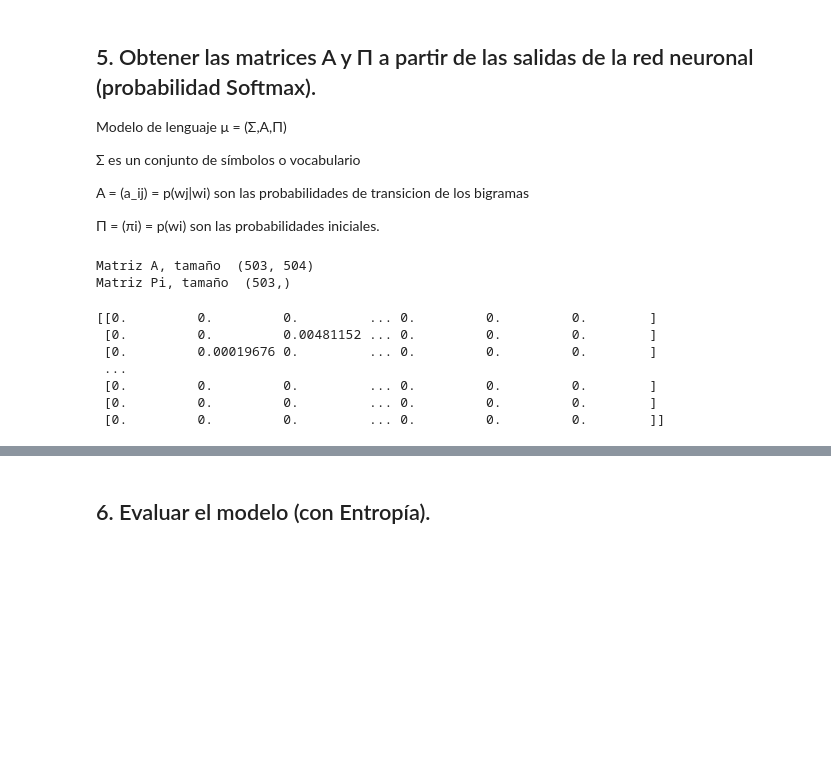
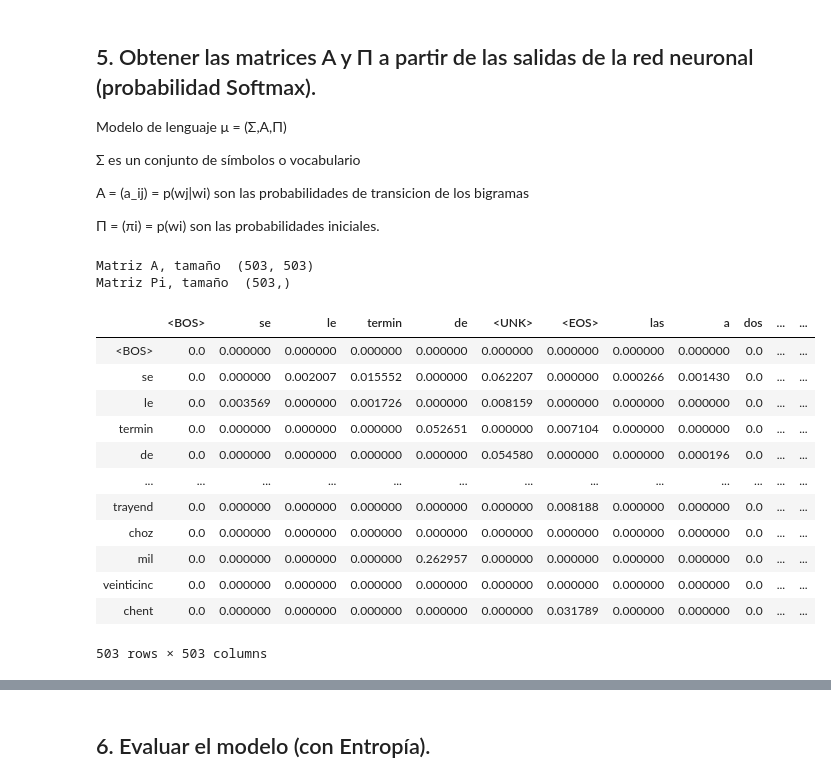
Before and after one commit to penserbjorne/clase-pln, a Jupyter notebook: 02_practica/practica_2.ipynb, the cells around one changed output, grey strips where cells are left out. Drawn from its saved outputs; the diff is of its cells as text; code cells hidden in the pictures; blank space fills up the shorter version.

Commit message:
Se añadio el calculo de probabilidades y se termino la practica 02

```diff
--- a/02_practica/practica_2.ipynb
+++ b/02_practica/practica_2.ipynb
@@ -382,14 +393,14 @@ bigramas
 n_tipos = N
 
 # La matriz A es de NxN+1, los renglones consideran EOS
-A = np.zeros((n_tipos,n_tipos+1))
+A = np.zeros((n_tipos,n_tipos))
 print("Matriz A, tamaño ", A.shape)
 
 # Pi es del tamaño de los tipos
 Pi = np.zeros(n_tipos)
 print("Matriz Pi, tamaño ", Pi.shape)
 # %% [output]
-Matriz A, tamaño  (503, 504)
+Matriz A, tamaño  (503, 503)
 Matriz Pi, tamaño  (503,)
 # %%
 # Calculamos las matrices
@@ -403,14 +416,23 @@ for bigram in bigrams:
-# %%
-# Visualicemos la matriz A
-print(A)
-# %% [output]
-[[0.         0.         0.         ... 0.         0.         0.        ]
- [0.         0.         0.00481152 ... 0.         0.         0.        ]
- [0.         0.00019676 0.         ... 0.         0.         0.        ]
- ...
- [0.         0.         0.         ... 0.         0.         0.        ]
- [0.         0.         0.         ... 0.         0.         0.        ]
- [0.         0.         0.         ... 0.         0.         0.        ]]
+# %%
+# Visualicemos la matriz A
+labelsColsA = list(corpus_vocab.keys())[:N]
+labelsRowsA = list(corpus_vocab.keys())[:N]
+matA = pd.DataFrame(A, index=labelsColsA, columns=labelsRowsA)
+display(matA)
+# %% [output]
+|  | <BOS> | se | le | termin | de | <UNK> | <EOS> | las | a | dos | ... | ... |
+| <BOS> | 0.0 | 0.000000 | 0.000000 | 0.000000 | 0.000000 | 0.000000 | 0.000000 | 0.000000 | 0.000000 | 0.0 | ... | ... |
+| se | 0.0 | 0.000000 | 0.002007 | 0.015552 | 0.000000 | 0.062207 | 0.000000 | 0.000266 | 0.001430 | 0.0 | ... | ... |
+| le | 0.0 | 0.003569 | 0.000000 | 0.001726 | 0.000000 | 0.008159 | 0.000000 | 0.000000 | 0.000000 | 0.0 | ... | ... |
+| termin | 0.0 | 0.000000 | 0.000000 | 0.000000 | 0.052651 | 0.000000 | 0.007104 | 0.000000 | 0.000000 | 0.0 | ... | ... |
+| de | 0.0 | 0.000000 | 0.000000 | 0.000000 | 0.000000 | 0.054580 | 0.000000 | 0.000000 | 0.000196 | 0.0 | ... | ... |
+| ... | ... | ... | ... | ... | ... | ... | ... | ... | ... | ... | ... | ... |
+| trayend | 0.0 | 0.000000 | 0.000000 | 0.000000 | 0.000000 | 0.000000 | 0.008188 | 0.000000 | 0.000000 | 0.0 | ... | ... |
+| choz | 0.0 | 0.000000 | 0.000000 | 0.000000 | 0.000000 | 0.000000 | 0.000000 | 0.000000 | 0.000000 | 0.0 | ... | ... |
+| mil | 0.0 | 0.000000 | 0.000000 | 0.000000 | 0.262957 | 0.000000 | 0.000000 | 0.000000 | 0.000000 | 0.0 | ... | ... |
+| veinticinc | 0.0 | 0.000000 | 0.000000 | 0.000000 | 0.000000 | 0.000000 | 0.000000 | 0.000000 | 0.000000 | 0.0 | ... | ... |
+| chent | 0.0 | 0.000000 | 0.000000 | 0.000000 | 0.000000 | 0.000000 | 0.031789 | 0.000000 | 0.000000 | 0.0 | ... | ... |
+503 rows × 503 columns
 # %%
 # Veamos los valores de Pi
 plt.plot(Pi)
```
Also changed, not shown: parts of 17 cells of this notebook.
